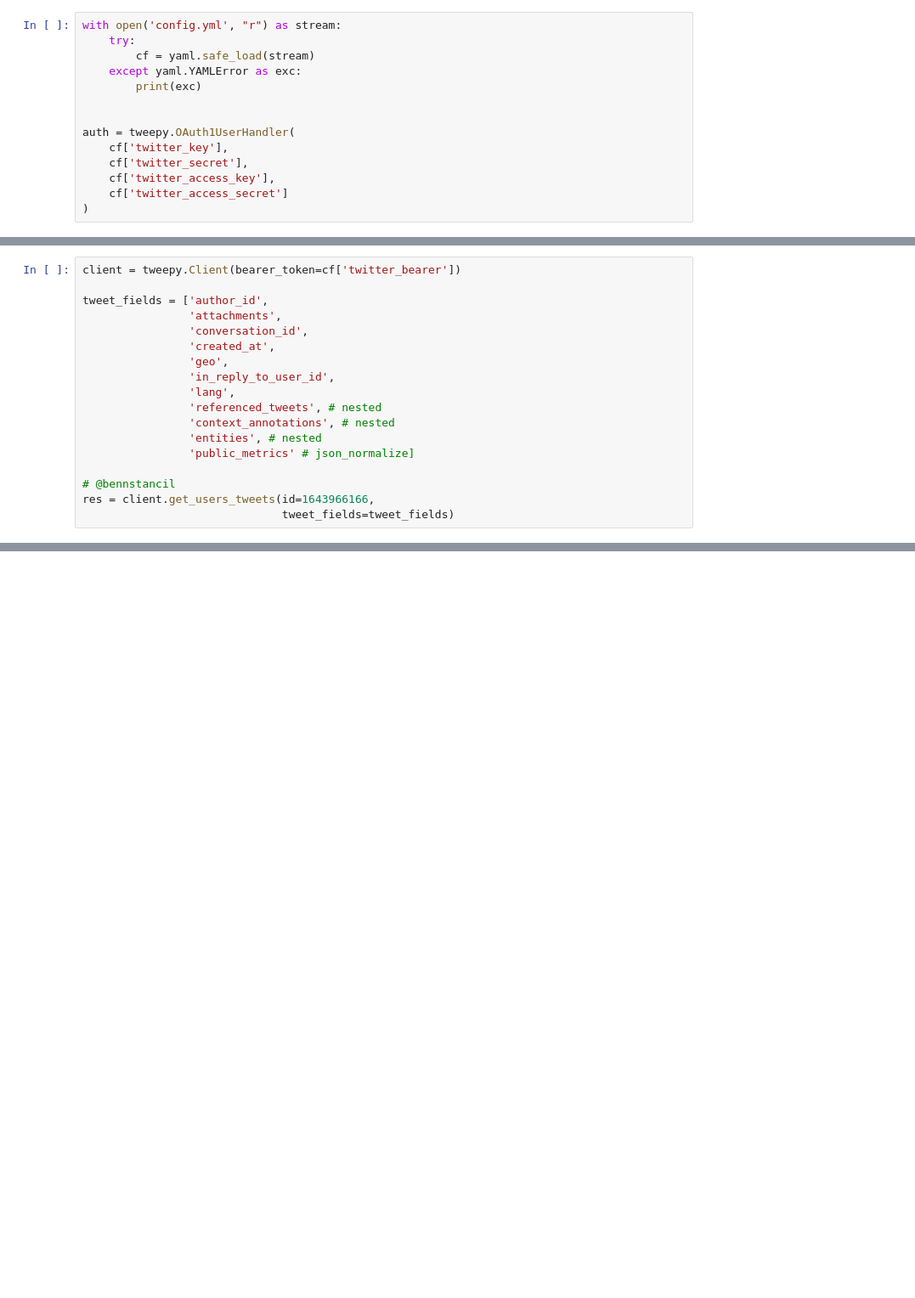
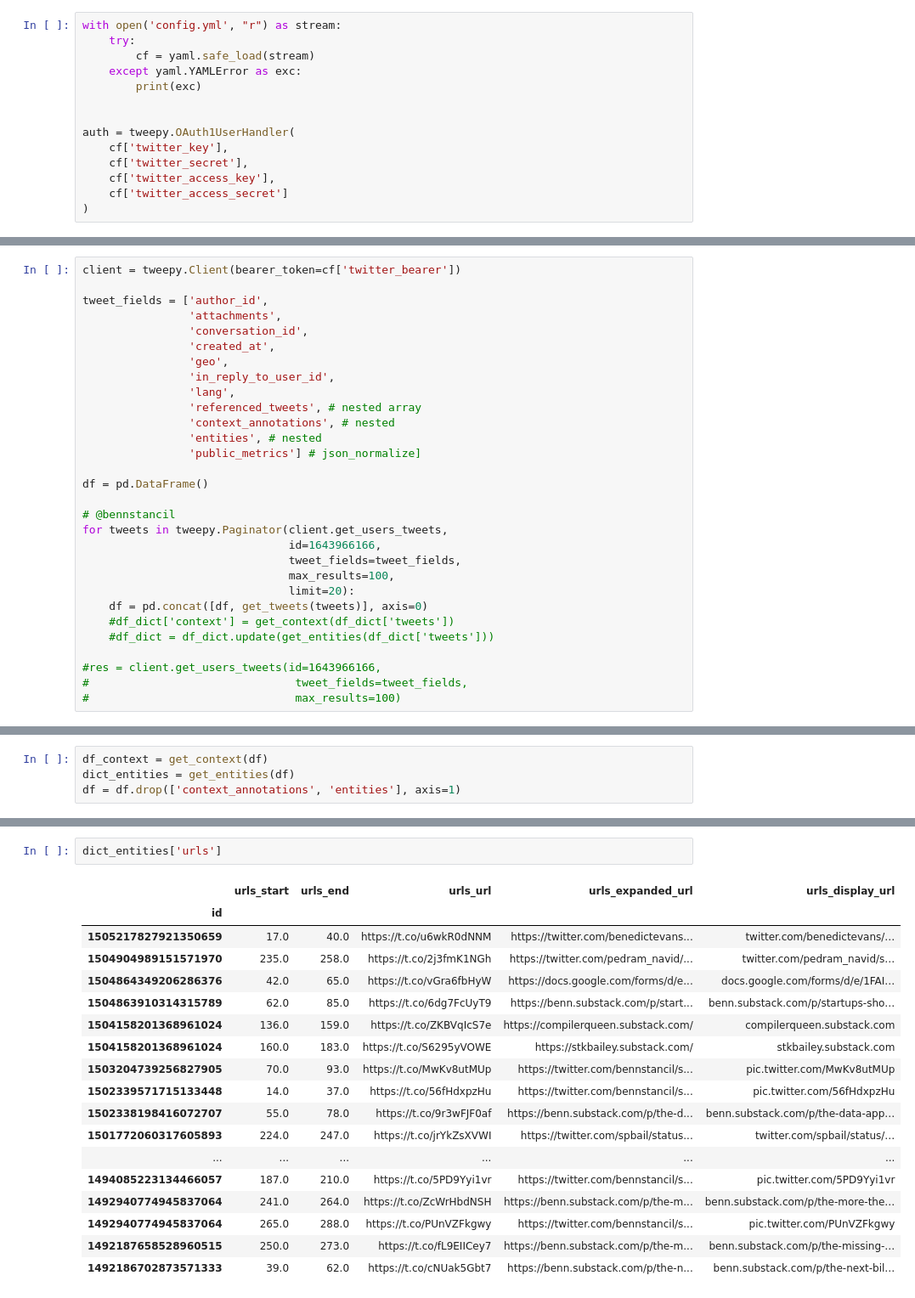
Before and after one commit to ytz/nlp-explore, a Jupyter notebook: notebook/twitter.ipynb, the cells around one changed output, grey strips where cells are left out. Shown at 85% size. Cells and saved outputs as stored; diff of their text form; blank space fills up the shorter version.

Commit message:
Finish code for crawling data

```diff
--- a/notebook/twitter.ipynb
+++ b/notebook/twitter.ipynb
@@ -26,11 +57,23 @@ tweet_fields = ['author_id',
                 'geo',
                 'in_reply_to_user_id',
                 'lang',
-                'referenced_tweets', # nested
+                'referenced_tweets', # nested array
                 'context_annotations', # nested
                 'entities', # nested
-                'public_metrics' # json_normalize]
+                'public_metrics'] # json_normalize]
+
+df = pd.DataFrame()
 
 # @bennstancil
-res = client.get_users_tweets(id=1643966166,
-                              tweet_fields=tweet_fields)
+for tweets in tweepy.Paginator(client.get_users_tweets,
+                               id=1643966166,
+                               tweet_fields=tweet_fields,
+                               max_results=100,
+                               limit=20):
+    df = pd.concat([df, get_tweets(tweets)], axis=0)
+    #df_dict['context'] = get_context(df_dict['tweets'])
+    #df_dict = df_dict.update(get_entities(df_dict['tweets']))
+
+#res = client.get_users_tweets(id=1643966166,
+#                               tweet_fields=tweet_fields,
+#                               max_results=100)
@@ -92,0 +83,4 @@ for entity in df_entities.columns:
+# %%
+df_context = get_context(df)
+dict_entities = get_entities(df)
+df = df.drop(['context_annotations', 'entities'], axis=1)
@@ -92,0 +106,21 @@ for entity in df_entities.columns:
+# %%
+dict_entities['urls']
+# %% [output]
+|  | urls_start | urls_end | urls_url | urls_expanded_url | urls_display_url |
+| id |  |  |  |  |  |
+| 1505217827921350659 | 17.0 | 40.0 | https://t.co/u6wkR0dNNM | https://twitter.com/benedictevans... | twitter.com/benedictevans/… |
+| 1504904989151571970 | 235.0 | 258.0 | https://t.co/2j3fmK1NGh | https://twitter.com/pedram_navid/... | twitter.com/pedram_navid/s… |
+| 1504864349206286376 | 42.0 | 65.0 | https://t.co/vGra6fbHyW | https://docs.google.com/forms/d/e... | docs.google.com/forms/d/e/1FAI… |
+| 1504863910314315789 | 62.0 | 85.0 | https://t.co/6dg7FcUyT9 | https://benn.substack.com/p/start... | benn.substack.com/p/startups-sho… |
+| 1504158201368961024 | 136.0 | 159.0 | https://t.co/ZKBVqIcS7e | https://compilerqueen.substack.com/ | compilerqueen.substack.com |
+| 1504158201368961024 | 160.0 | 183.0 | https://t.co/S6295yVOWE | https://stkbailey.substack.com/ | stkbailey.substack.com |
+| 1503204739256827905 | 70.0 | 93.0 | https://t.co/MwKv8utMUp | https://twitter.com/bennstancil/s... | pic.twitter.com/MwKv8utMUp |
+| 1502339571715133448 | 14.0 | 37.0 | https://t.co/56fHdxpzHu | https://twitter.com/bennstancil/s... | pic.twitter.com/56fHdxpzHu |
+| 1502338198416072707 | 55.0 | 78.0 | https://t.co/9r3wFJF0af | https://benn.substack.com/p/the-d... | benn.substack.com/p/the-data-app… |
+| 1501772060317605893 | 224.0 | 247.0 | https://t.co/jrYkZsXVWI | https://twitter.com/spbail/status... | twitter.com/spbail/status/… |
+| ... | ... | ... | ... | ... | ... |
+| 1494085223134466057 | 187.0 | 210.0 | https://t.co/5PD9Yyi1vr | https://twitter.com/bennstancil/s... | pic.twitter.com/5PD9Yyi1vr |
+| 1492940774945837064 | 241.0 | 264.0 | https://t.co/ZcWrHbdNSH | https://benn.substack.com/p/the-m... | benn.substack.com/p/the-more-the… |
+| 1492940774945837064 | 265.0 | 288.0 | https://t.co/PUnVZFkgwy | https://twitter.com/bennstancil/s... | pic.twitter.com/PUnVZFkgwy |
+| 1492187658528960515 | 250.0 | 273.0 | https://t.co/fL9EIICey7 | https://benn.substack.com/p/the-m... | benn.substack.com/p/the-missing-… |
+| 1492186702873571333 | 39.0 | 62.0 | https://t.co/cNUak5Gbt7 | https://benn.substack.com/p/the-n... | benn.substack.com/p/the-next-bil… |
```
Also changed, not shown: parts of 12 cells of this notebook.
